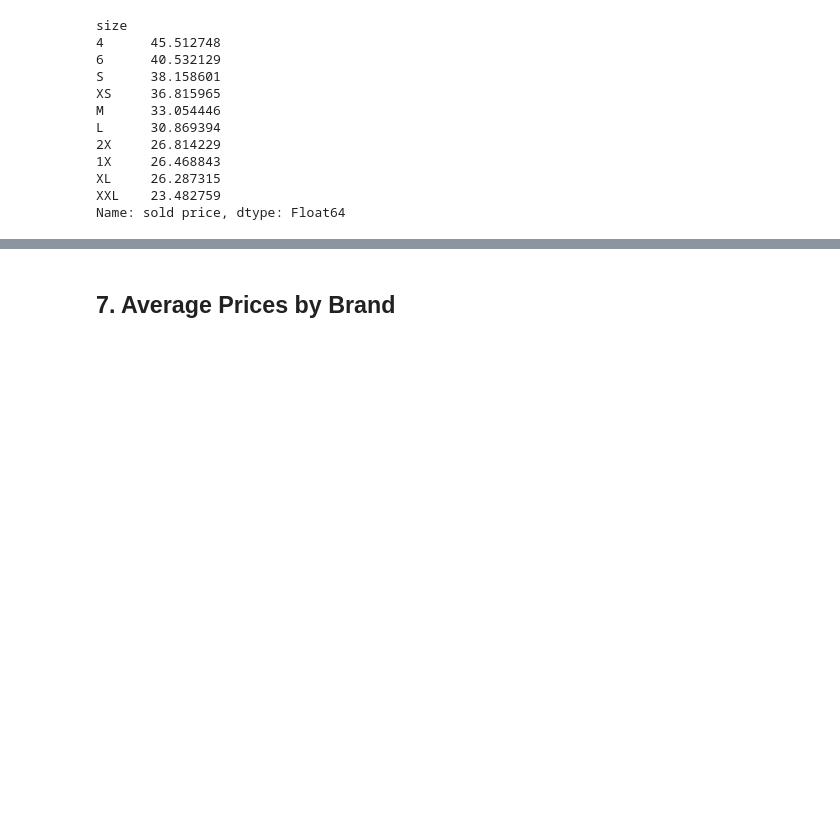
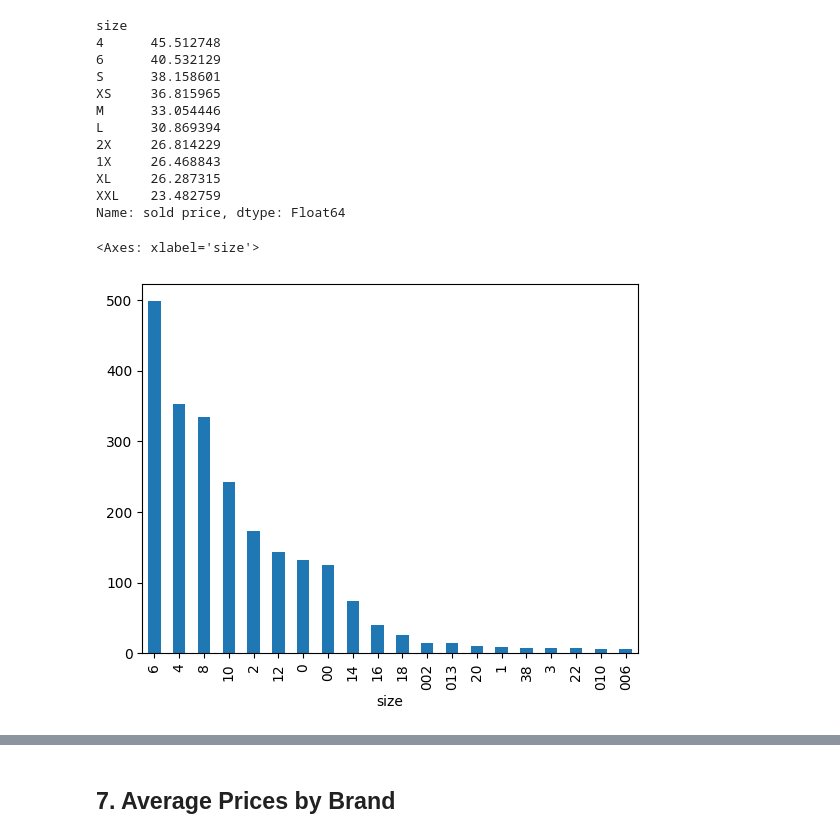
Before and after one commit to its-melina/Poshmark-Analytics, a Jupyter notebook: EDA.ipynb, the cells around one changed output, grey strips where cells are left out. Cells and saved outputs as stored; diff of their text form; code cells hidden in the pictures; blank space fills up the shorter version.

```diff
--- a/EDA.ipynb
+++ b/EDA.ipynb
@@ -246,3 +260,12 @@ L      30.869394
 XL     26.287315
 XXL    23.482759
 Name: sold price, dtype: Float64
+# %%
+# grouping sizes based on numerical or letter
+numerical_sizes = size_counts[size_counts.index.str.fullmatch('\d+')]
+letter_sizes = size_counts[size_counts.index.str.match('[a-zA-Z]')]
+# %%
+numerical_sizes[:20].plot(kind='bar')
+# %% [output]
+<Axes: xlabel='size'>
+[figure, added]
```
Also changed, not shown: parts of 7 cells of this notebook.
